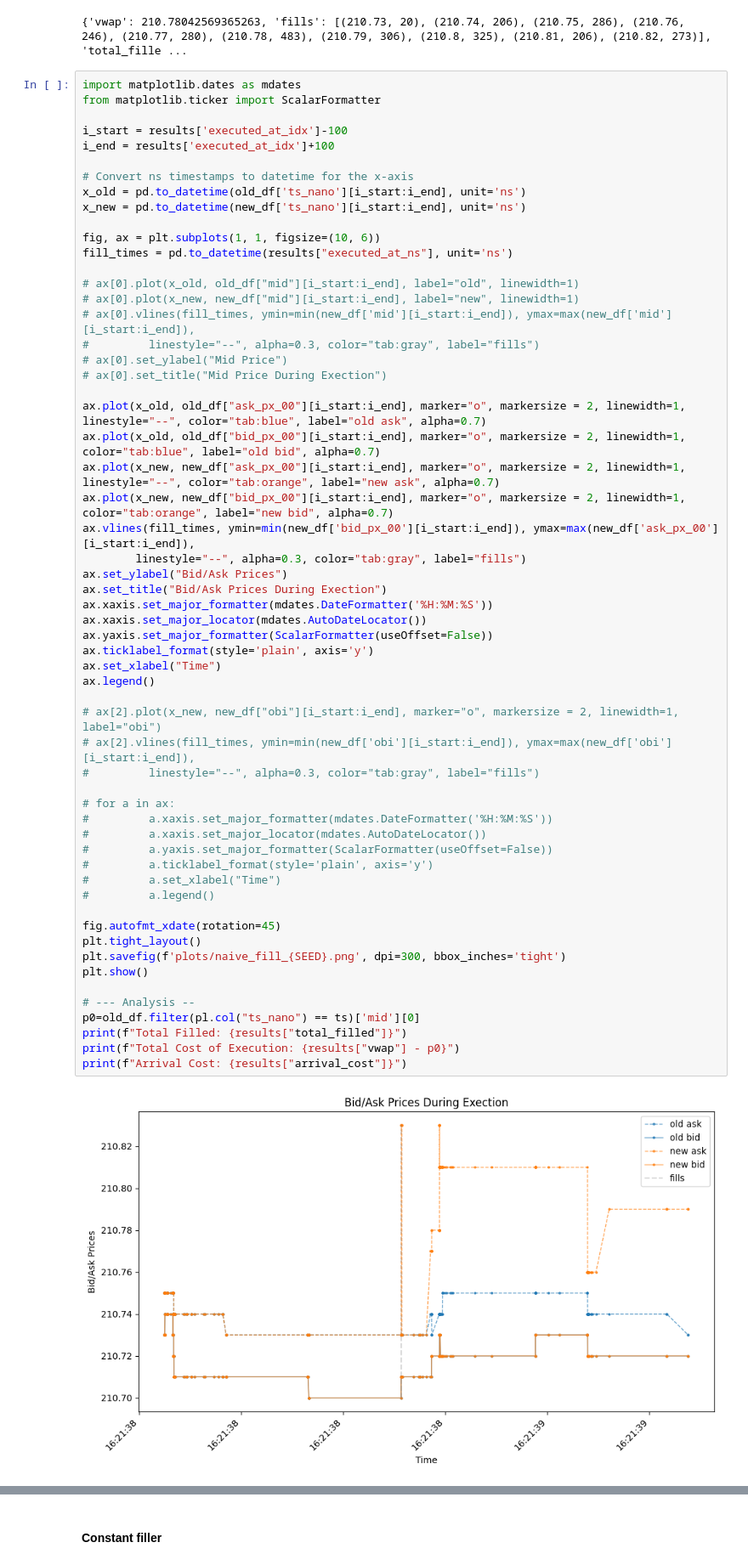
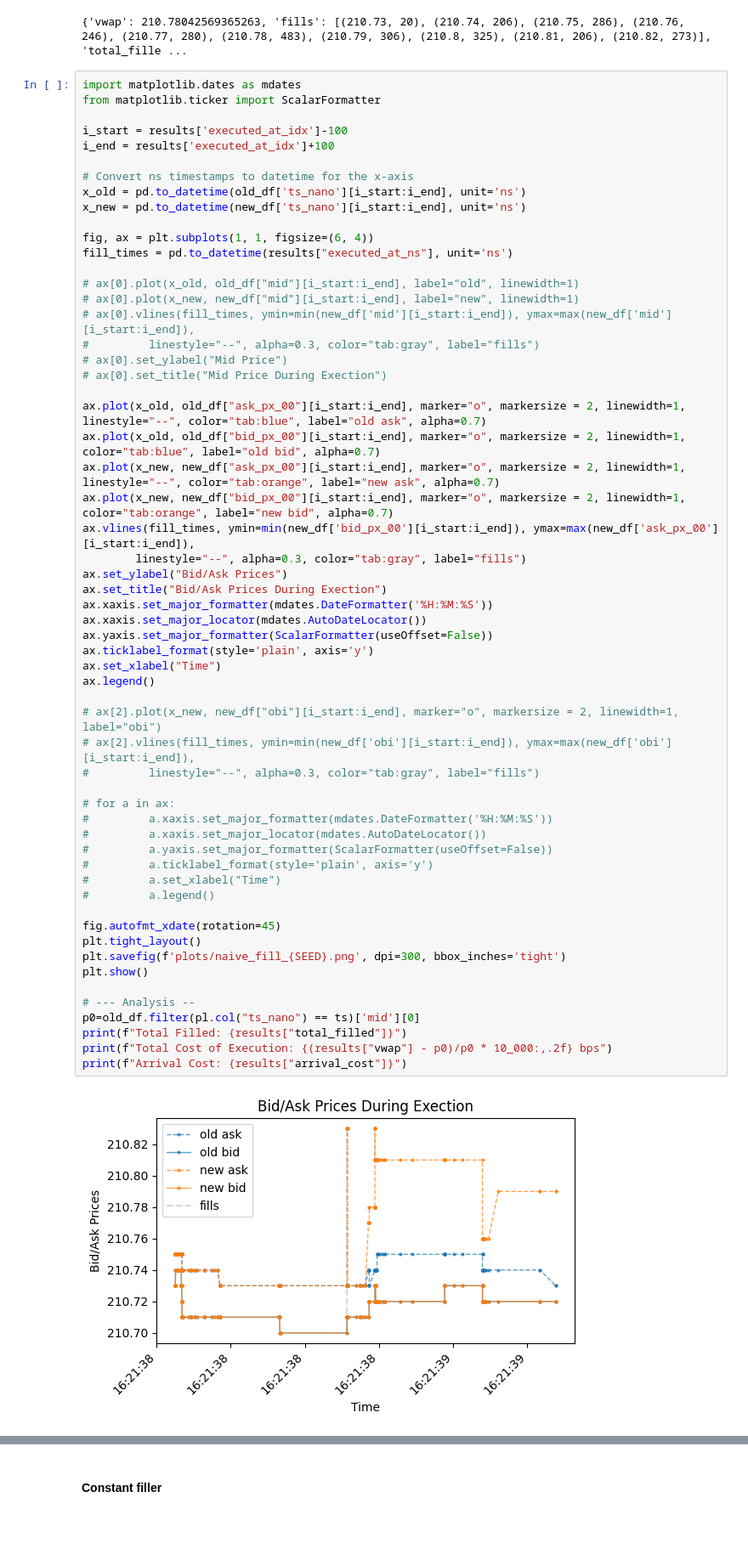
Before and after one commit to MichaelCusackNelkin/SAF_Final_Project, a Jupyter notebook: whitepaper/code/milestone_clean.ipynb, the cells around one changed output, grey strips where cells are left out. Shown at 85% size. Drawn from its saved outputs; the diff is of its cells as text; blank space fills up the shorter version.

```diff
--- a/whitepaper/code/milestone_clean.ipynb
+++ b/whitepaper/code/milestone_clean.ipynb
@@ -98,7 +98,7 @@ i_end = results['executed_at_idx']+100
 x_old = pd.to_datetime(old_df['ts_nano'][i_start:i_end], unit='ns')
 x_new = pd.to_datetime(new_df['ts_nano'][i_start:i_end], unit='ns')
 
-fig, ax = plt.subplots(1, 1, figsize=(10, 6))
+fig, ax = plt.subplots(1, 1, figsize=(6, 4))
 fill_times = pd.to_datetime(results["executed_at_ns"], unit='ns')
 
 # ax[0].plot(x_old, old_df["mid"][i_start:i_end], label="old", linewidth=1)
@@ -118,33 +118,33 @@ ax.set_ylabel("Bid/Ask Prices")
 ax.set_title("Bid/Ask Prices During Exection")
 ax.xaxis.set_major_formatter(mdates.DateFormatter('%H:%M:%S'))
 ax.xaxis.set_major_locator(mdates.AutoDateLocator())
 ax.yaxis.set_major_formatter(ScalarFormatter(useOffset=False))
 ax.ticklabel_format(style='plain', axis='y')
 ax.set_xlabel("Time")
 ax.legend()
 
 # ax[2].plot(x_new, new_df["obi"][i_start:i_end], marker="o", markersize = 2, linewidth=1, label="obi")
 # ax[2].vlines(fill_times, ymin=min(new_df['obi'][i_start:i_end]), ymax=max(new_df['obi'][i_start:i_end]),
 #         linestyle="--", alpha=0.3, color="tab:gray", label="fills")
 
 # for a in ax:
 #         a.xaxis.set_major_formatter(mdates.DateFormatter('%H:%M:%S'))
 #         a.xaxis.set_major_locator(mdates.AutoDateLocator())
 #         a.yaxis.set_major_formatter(ScalarFormatter(useOffset=False))
 #         a.ticklabel_format(style='plain', axis='y')
 #         a.set_xlabel("Time")
 #         a.legend()
 
 fig.autofmt_xdate(rotation=45)
 plt.tight_layout()
 plt.savefig(f'plots/naive_fill_{SEED}.png', dpi=300, bbox_inches='tight')
 plt.show()
 
 # --- Analysis --
 p0=old_df.filter(pl.col("ts_nano") == ts)['mid'][0]
 print(f"Total Filled: {results["total_filled"]}")
-print(f"Total Cost of Execution: {results["vwap"] - p0}")
+print(f"Total Cost of Execution: {(results["vwap"] - p0)/p0 * 10_000:,.2f} bps")
 print(f"Arrival Cost: {results["arrival_cost"]}")
 # %% [output]
-[figure, old version]
+[figure, new version]
 Total Filled: 2631
```
Also changed, not shown: parts of 9 cells of this notebook, 15 other files.
